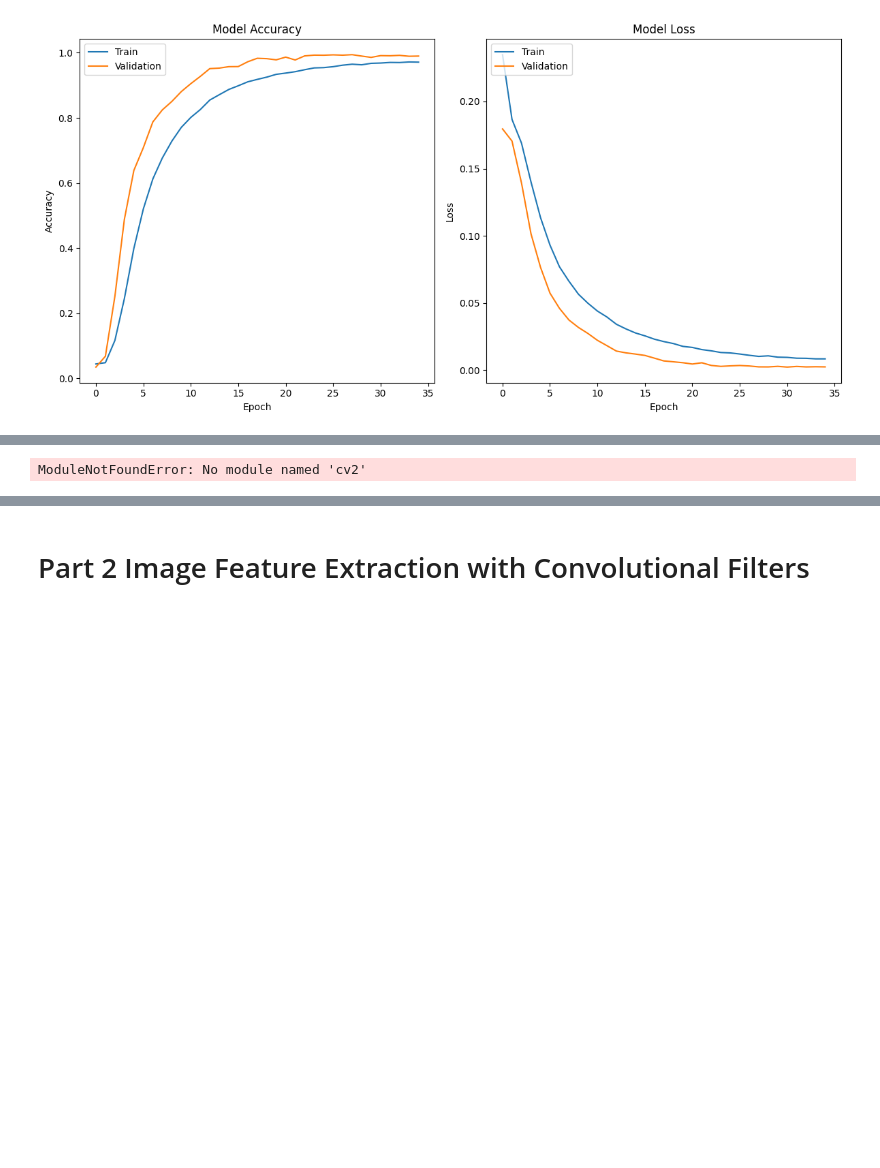
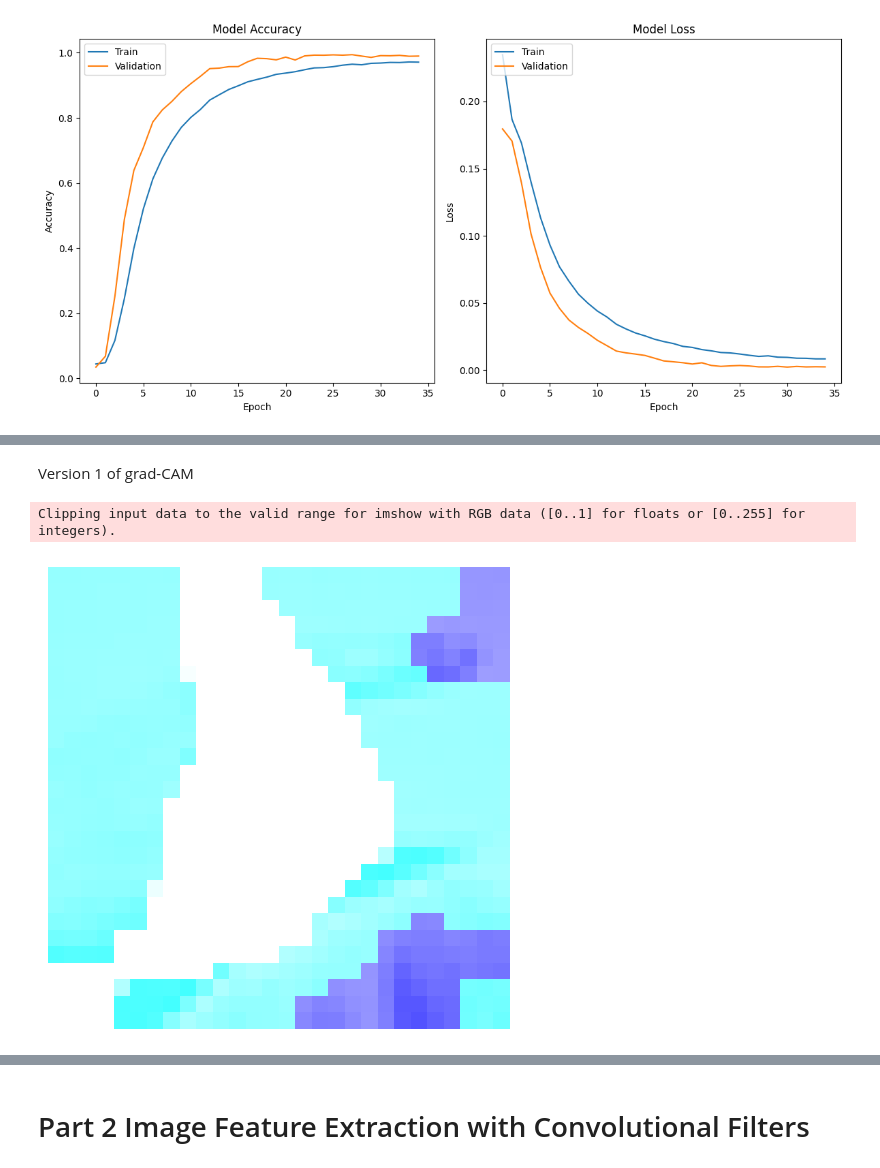
Before and after one commit to anthonyivanier/Advanced_ML_project, a Jupyter notebook: main_project.ipynb, the cells around one changed output, grey strips where cells are left out. Drawn from its saved outputs; the diff is of its cells as text; code cells hidden in the pictures; blank space fills up the shorter version.

Commit message:
Update main_project.ipynb
updated visualisation of Grad-CAM

```diff
--- a/main_project.ipynb
+++ b/main_project.ipynb
@@ -276,11 +279,14 @@ ERROR: No matching distribution found for cv2
 [notice] A new release of pip available: 22.3.1 -> 23.3.2
 [notice] To update, run: pip3 install --upgrade pip
 Note: you may need to restart the kernel to use updated packages.
+# %% [markdown]
+Version 1 of grad-CAM
 # %%
 import tensorflow as tf
 import numpy as np
 import matplotlib.pyplot as plt
 import cv2
+
 
 # Preprocess the image
 def preprocess_image(image):
@@ -293,7 +299,7 @@ img = X_test[0]  # Example: select the first image from the test set
 img_processed = preprocess_image(img)
 
 # Create a model that outputs the final conv layer and the original model's output
-last_conv_layer_name = "Conv2D(64, (3, 3), activation='relu')"  # The name of the last conv layer in your model
+last_conv_layer_name = 'conv2d_3'  # The name of the last conv layer in your model
 last_conv_layer = model.get_layer(last_conv_layer_name)
 grad_model = tf.keras.models.Model([model.inputs], [last_conv_layer.output, model.output])
 
@@ -303,31 +309,32 @@ with tf.GradientTape() as tape:
     loss = predictions[:, np.argmax(predictions[0])]
 
 # Capture the gradient with respect to the output of the last conv layer
 output = conv_outputs[0]
 grads = tape.gradient(loss, conv_outputs)[0]
 
 # Weight the channels by the corresponding gradients
 weights = tf.reduce_mean(grads, axis=(0, 1))
 
 # Create a heatmap
 heatmap = np.dot(output, weights)
 heatmap = np.maximum(heatmap, 0)
 heatmap /= np.max(heatmap)
 
 # Resize heatmap to original image size
 heatmap = cv2.resize(heatmap, (img.shape[1], img.shape[0]))
 
 # Convert heatmap to RGB
 heatmap = np.uint8(255 * heatmap)
 heatmap = cv2.applyColorMap(heatmap, cv2.COLORMAP_JET)
 
 # Superimpose the heatmap on original image
 superimposed_img = heatmap * 0.4 + img
 
 # Display the image
 plt.figure(figsize=(6, 6))
 plt.imshow(superimposed_img)
 plt.axis('off')
 plt.show()
 # %% [output]
-ModuleNotFoundError: No module named 'cv2'
+Clipping input data to the valid range for imshow with RGB data ([0..1] for floats or [0..255] for integers).
+[figure, added]
```
Also changed, not shown: parts of 2 cells of this notebook.
